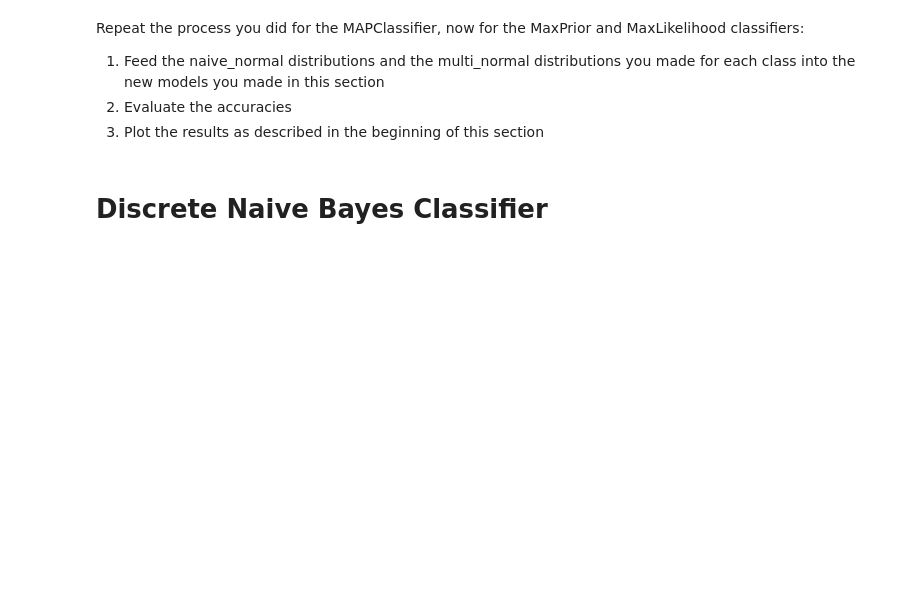
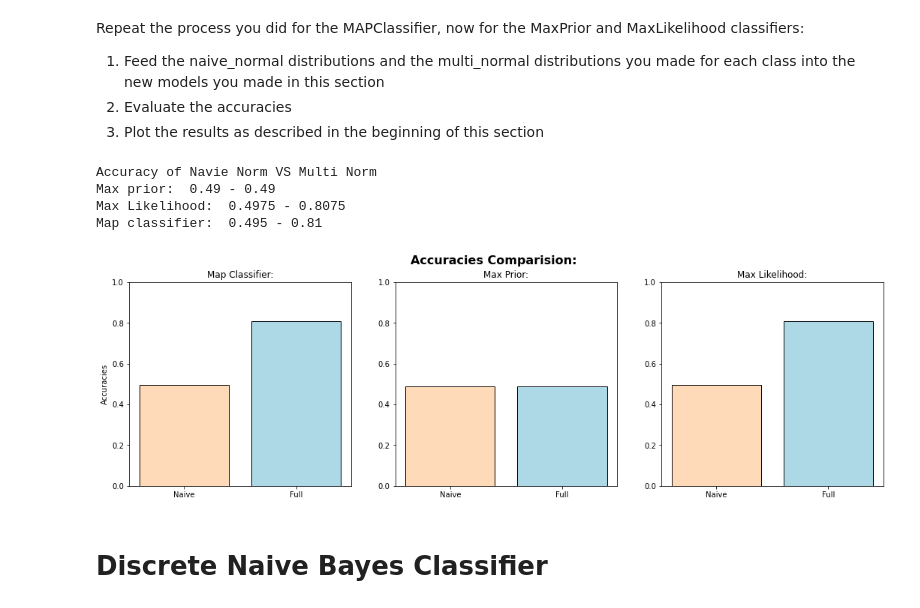
Before and after one commit to Oren-Ben/IDC, a Jupyter notebook: machine_learning/hw3/hw3_204079453_205714447.ipynb, the cells around one changed output. Saved outputs shown, nothing was run; the diff lists cells and outputs as text; code cells hidden in the pictures; blank space fills up the shorter version.

```diff
--- a/machine_learning/hw3/hw3_204079453_205714447.ipynb
+++ b/machine_learning/hw3/hw3_204079453_205714447.ipynb
@@ -809,3 +848,30 @@ Repeat the process you did for the MAPClassifier, now for the MaxPrior and MaxLi
 ####### YOUR CODE HERE ########
 # you may add cells as needed #
 ###############################
+# %%
+#Max Prior objects:
+max_prior_naive_normal = MaxPrior(naive_normal_CD_0, naive_normal_CD_1)
+max_prior_multi_normal = MaxPrior(multi_normal_CD_0, multi_normal_CD_1)
+# %%
+#Max Prior accuracies:
+max_prior_naive_normal_accuracy = compute_accuracy(test_set, max_prior_naive_normal)
+max_prior_multi_normal_accuracy = compute_accuracy(test_set, max_prior_multi_normal)
+# %%
+#Max Likelihood objects:
+max_likelihood_naive_normal = MaxLikelihood(naive_normal_CD_0, naive_normal_CD_1)
+max_likelihood_multi_normal = MaxLikelihood(multi_normal_CD_0, multi_normal_CD_1)
+# %%
+#Max Likelihood accuracies:
+max_likelihood_naive_normal_accuracy = compute_accuracy(test_set, max_likelihood_naive_normal)
+max_likelihood_multi_normal_accuracy = compute_accuracy(test_set, max_likelihood_multi_normal)
+# %%
+print("Accuracy of Navie Norm VS Multi Norm")
+print("Max prior: ",max_prior_naive_normal_accuracy, "-",max_prior_multi_normal_accuracy)
+print("Max Likelihood: ",max_likelihood_naive_normal_accuracy, "-",max_likelihood_multi_normal_accuracy)
+#The map accuracy:
+print("Map classifier: ",naive_accuracy, "-",full_accuracy)
+# %% [output]
+Accuracy of Navie Norm VS Multi Norm
+Max prior:  0.49 - 0.49
+Max Likelihood:  0.4975 - 0.8075
+Map classifier:  0.495 - 0.81
@@ -812,3 +882,26 @@ Repeat the process you did for the MAPClassifier, now for the MaxPrior and MaxLi
+# %%
+# Bar plot of accuracy of each model side by side.
+# If we will have time to add the accuracy on the bar itself
+fig, ax = plt.subplots(1,3, figsize=(18,5))
+
+fig.suptitle("Accuracies Comparision:", fontsize=16, fontweight='bold')
+
+ax[0].set_ylabel("Accuracies")
+ax[0].bar(x=['Naive', 'Full'], height=[naive_accuracy, full_accuracy],color=['peachpuff', 'lightblue'],edgecolor='black')
+ax[0].set_ylim([0, 1])
+ax[0].set_title("Map Classifier:")
+
+ax[1].bar(x=['Naive', 'Full'], height=[max_prior_naive_normal_accuracy, max_prior_multi_normal_accuracy],color=['peachpuff', 'lightblue'],edgecolor='black')
+ax[1].set_ylim([0, 1])
+ax[1].set_title("Max Prior:")
+
+ax[2].bar(x=['Naive', 'Full'], height=[max_likelihood_naive_normal_accuracy, max_likelihood_multi_normal_accuracy],color=['peachpuff', 'lightblue'],edgecolor='black')
+ax[2].set_ylim([0, 1])
+ax[2].set_title("Max Likelihood:")
+
+plt.show()
+# %% [output]
+[figure, added]
 # %% [markdown]
 # Discrete Naive Bayes Classifier
 # %% [markdown]
```
Also changed, not shown: parts of 8 cells of this notebook.
